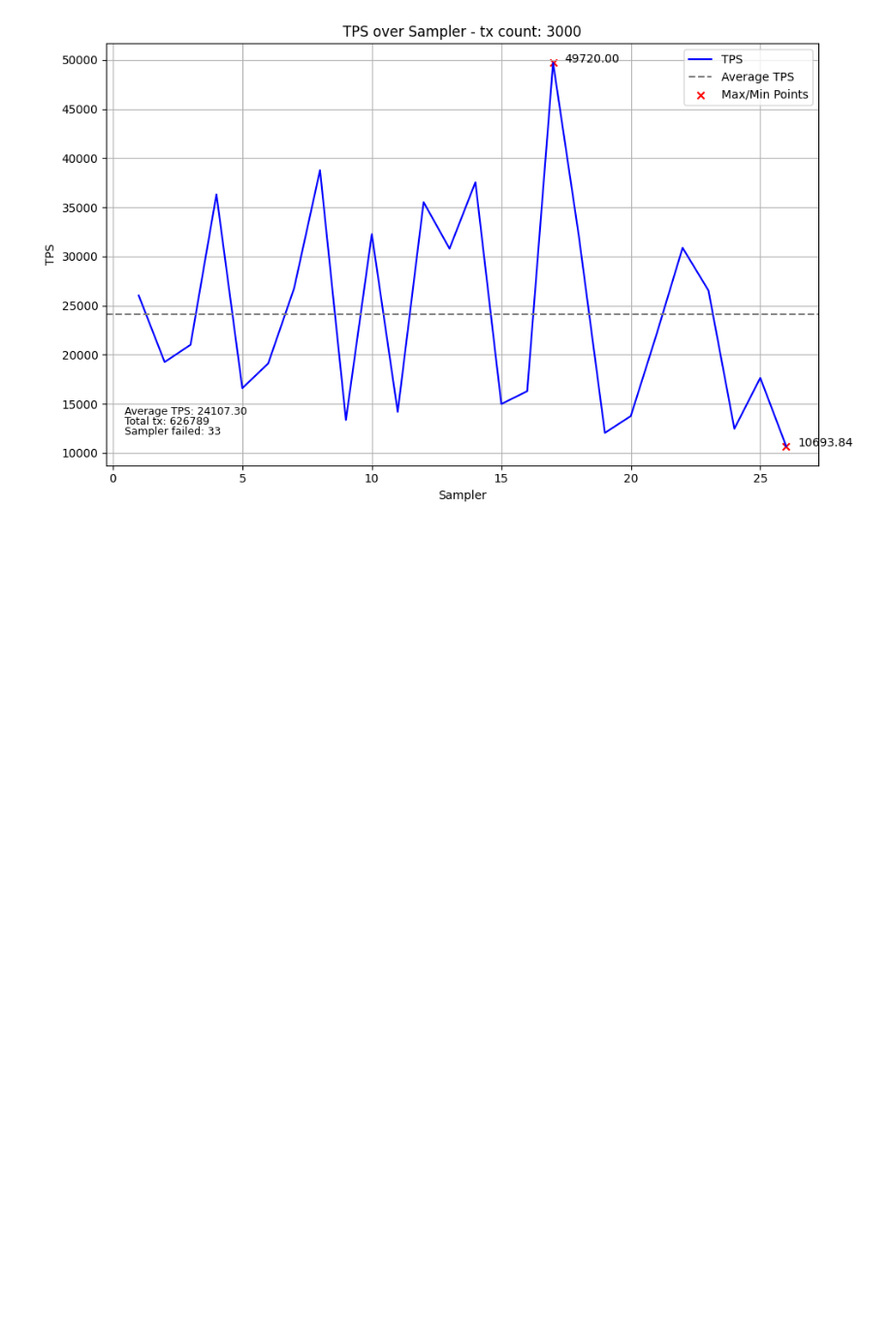
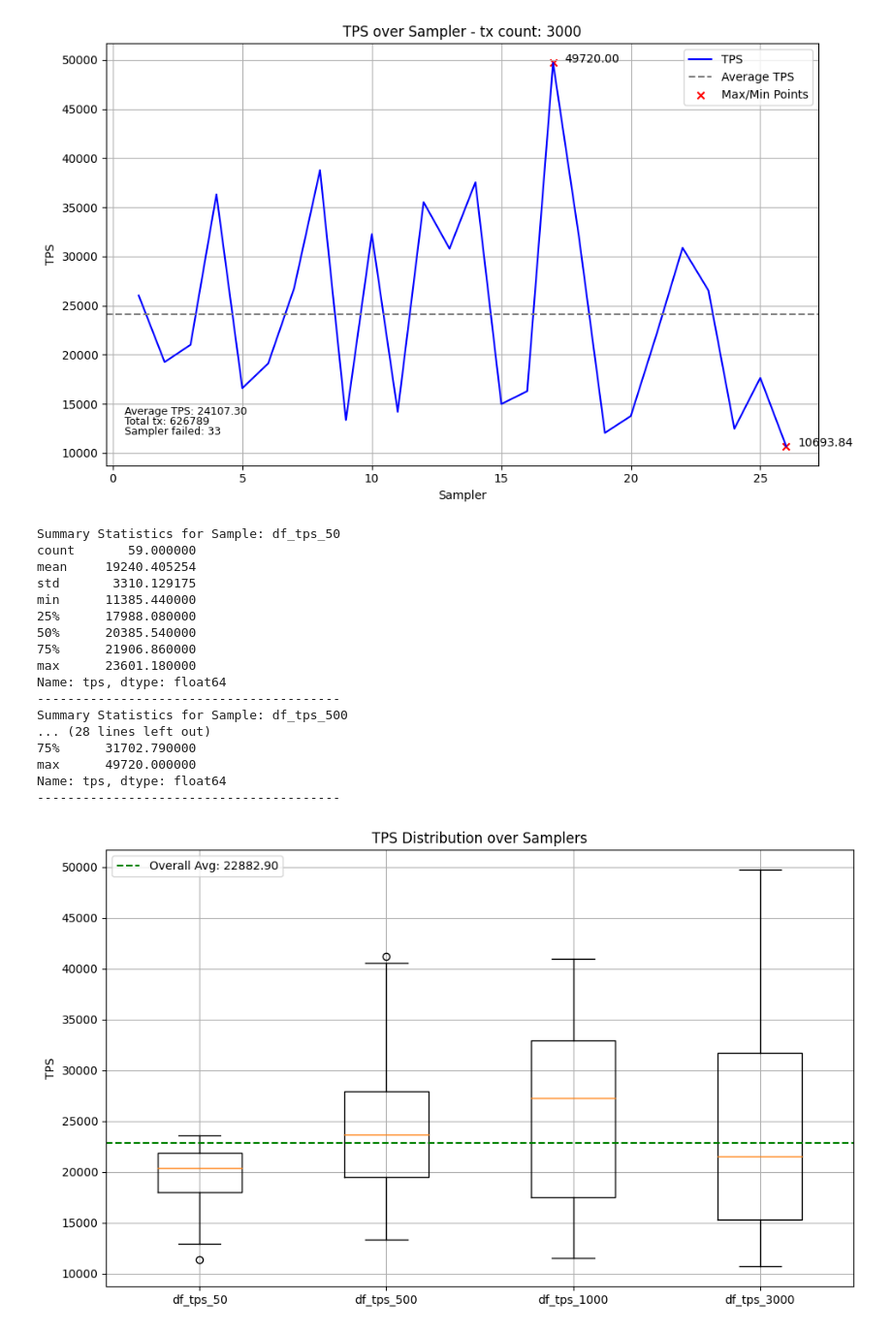
Before and after one commit to everything-is-me/BSM-6G-Test, a Jupyter notebook: backend/Scalability/get_tps.ipynb, the cells around one changed output. Shown at 97% size. Cells and saved outputs as stored; diff of their text form; code cells hidden in the pictures; blank space fills up the shorter version.

```diff
--- a/backend/Scalability/get_tps.ipynb
+++ b/backend/Scalability/get_tps.ipynb
@@ -184,3 +182,63 @@ min      10693.840000
 max      49720.000000
 Name: tps, dtype: float64
 [figure]
+# %%
+def plot_tps(df_list, plot_output, names):
+    # Create a list to store the TPS values for each DataFrame
+    tps_values_list = [df["tps"] for df in df_list]
+
+    # Calculate overall average
+    overall_sum = sum(tps.sum() for tps in tps_values_list)
+    overall_count = sum(len(tps) for tps in tps_values_list)
+    overall_average = overall_sum / overall_count
+
+    # Plotting using matplotlib
+    plt.figure(figsize=(10, 6))
+    plt.boxplot(tps_values_list, vert=True, labels=names)
+
+    plt.ylabel("TPS")
+    plt.title("TPS Distribution over Samplers")
+
+    # Annotate overall average as a horizontal dashed line
+    plt.axhline(y=overall_average, color='blue', linestyle='--', label=f'Overall Avg: {overall_average:.2f}')
+
+    # Print describe for each sample
+    for i, tps_values in enumerate(tps_values_list):
+        print(f"Summary Statistics for Sample: {names[i]}")
+        print(tps_values.describe())
+        print("-" * 40)
+
+    # Annotate overall average value in the legend
+    plt.legend()
+
+    plt.grid(True)
+    plt.tight_layout()
+
+    plt.savefig(plot_output)
+
+    # Show the plot
+    plt.show()
+
+# Example usage
+df_list = [df_tps_50, df_tps_500, df_tps_1000, df_tps_3000]
+names = ["df_tps_50", "df_tps_500", "df_tps_1000", "df_tps_3000"]
+plot_tps(df_list, "output.png", names)
+# %% [output]
+Summary Statistics for Sample: df_tps_50
+count       59.000000
+mean     19240.405254
+std       3310.129175
+min      11385.440000
+25%      17988.080000
+50%      20385.540000
+75%      21906.860000
+max      23601.180000
+Name: tps, dtype: float64
+----------------------------------------
+Summary Statistics for Sample: df_tps_500
+... (28 lines left out)
+75%      31702.790000
+max      49720.000000
+Name: tps, dtype: float64
+----------------------------------------
+[figure, added]
```
Also changed, not shown: parts of 7 cells of this notebook, 8 other files.
